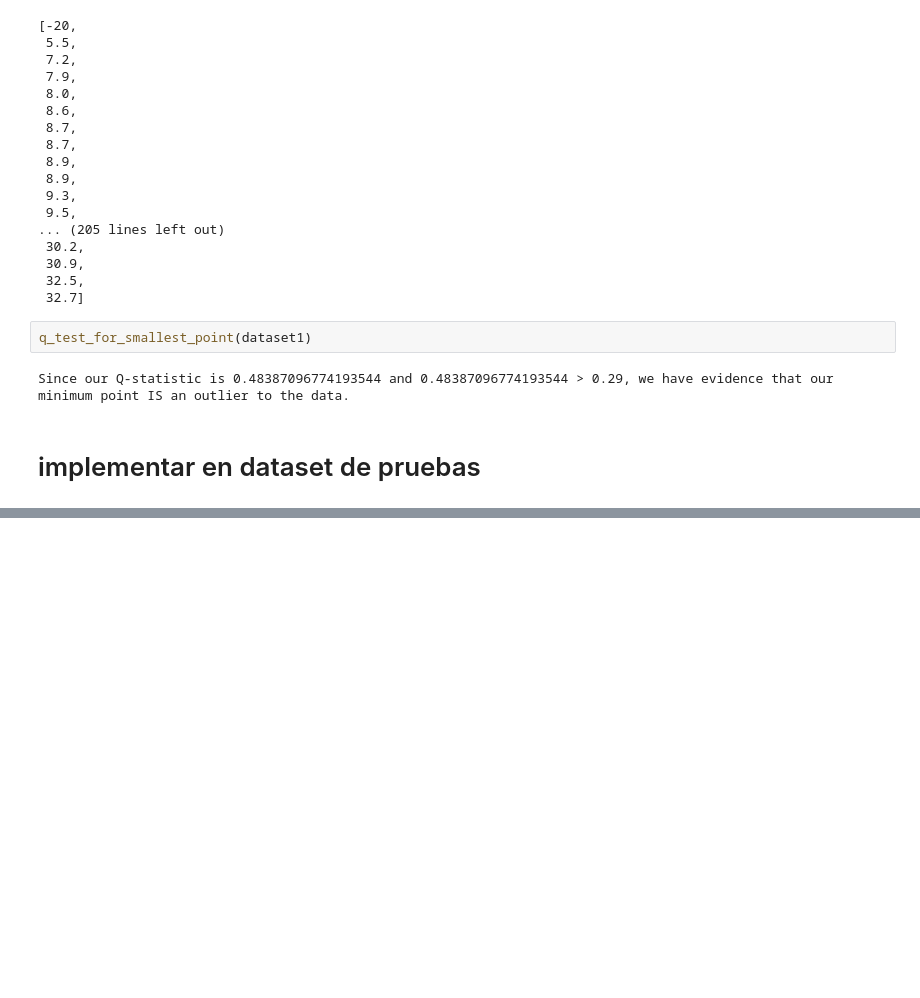
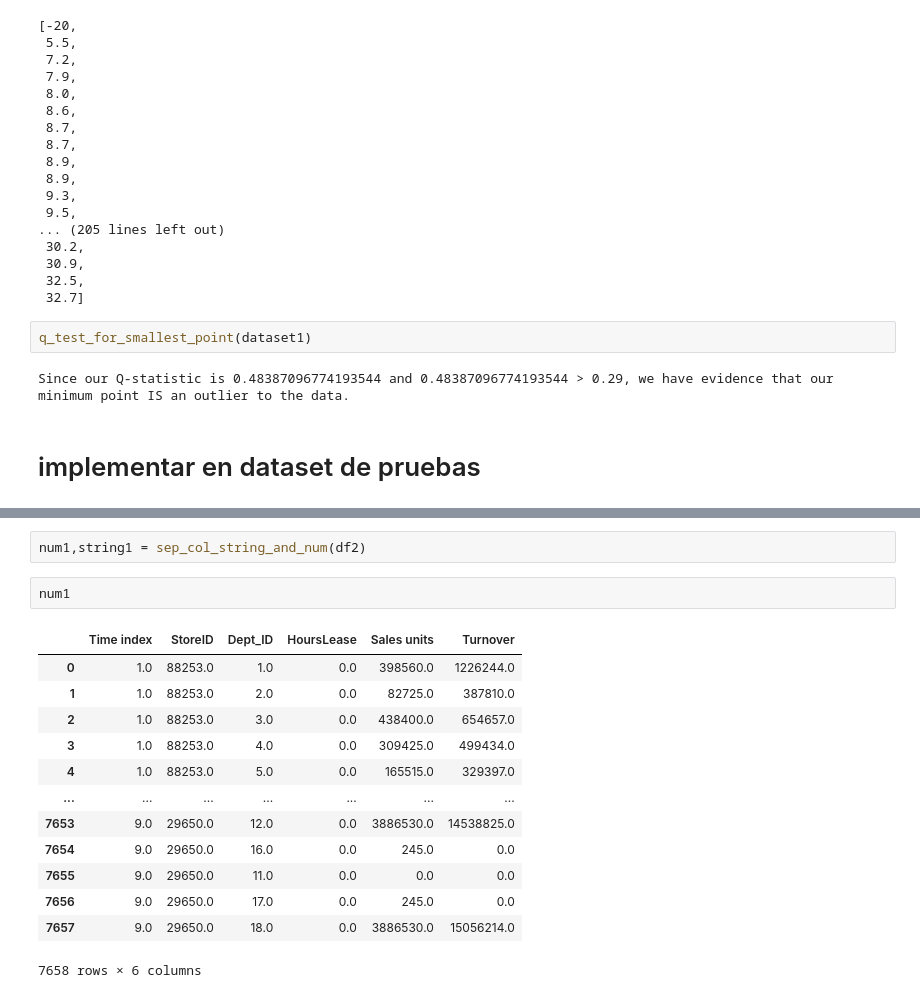
Before and after one commit to IvanPerezAlarcon1/Modelo-predictivo-de-errores-en-los-datos, a Jupyter notebook: Algoritmos python a utilizar/Prueba de Dixon - outliers/Prueba de dixon - experimentacion.ipynb, the cells around one changed output, grey strips where cells are left out. Cells and saved outputs as stored; diff of their text form; blank space fills up the shorter version.

```diff
--- a/Algoritmos python a utilizar/Prueba de Dixon - outliers/Prueba de dixon - experimentacion.ipynb
+++ b/Algoritmos python a utilizar/Prueba de Dixon - outliers/Prueba de dixon - experimentacion.ipynb
@@ -428,0 +519,18 @@ Since our Q-statistic is 0.48387096774193544 and 0.48387096774193544 > 0.29, we
+# %%
+num1,string1 = sep_col_string_and_num(df2)
+# %%
+num1
+# %% [output]
+|  | Time index | StoreID | Dept_ID | HoursLease | Sales units | Turnover |
+| 0 | 1.0 | 88253.0 | 1.0 | 0.0 | 398560.0 | 1226244.0 |
+| 1 | 1.0 | 88253.0 | 2.0 | 0.0 | 82725.0 | 387810.0 |
+| 2 | 1.0 | 88253.0 | 3.0 | 0.0 | 438400.0 | 654657.0 |
+| 3 | 1.0 | 88253.0 | 4.0 | 0.0 | 309425.0 | 499434.0 |
+| 4 | 1.0 | 88253.0 | 5.0 | 0.0 | 165515.0 | 329397.0 |
+| ... | ... | ... | ... | ... | ... | ... |
+| 7653 | 9.0 | 29650.0 | 12.0 | 0.0 | 3886530.0 | 14538825.0 |
+| 7654 | 9.0 | 29650.0 | 16.0 | 0.0 | 245.0 | 0.0 |
+| 7655 | 9.0 | 29650.0 | 11.0 | 0.0 | 0.0 | 0.0 |
+| 7656 | 9.0 | 29650.0 | 17.0 | 0.0 | 245.0 | 0.0 |
+| 7657 | 9.0 | 29650.0 | 18.0 | 0.0 | 3886530.0 | 15056214.0 |
+7658 rows × 6 columns
```
Also changed, not shown: parts of 8 cells of this notebook, 1 other file.
